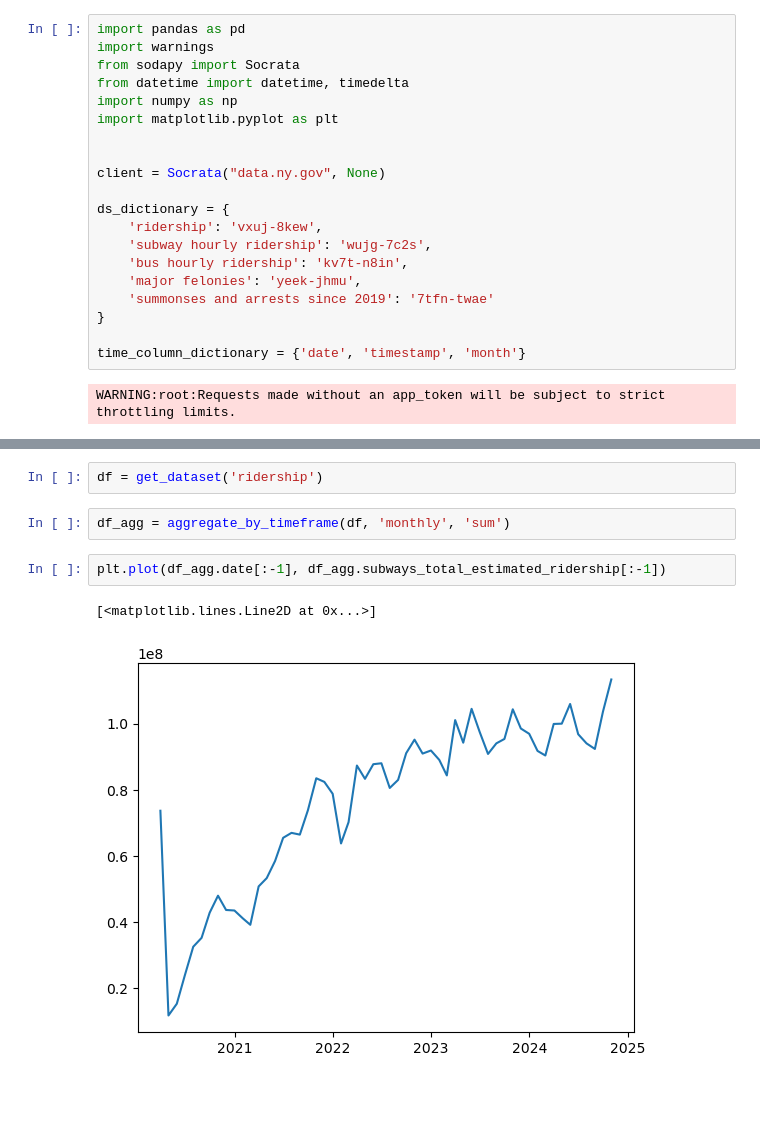
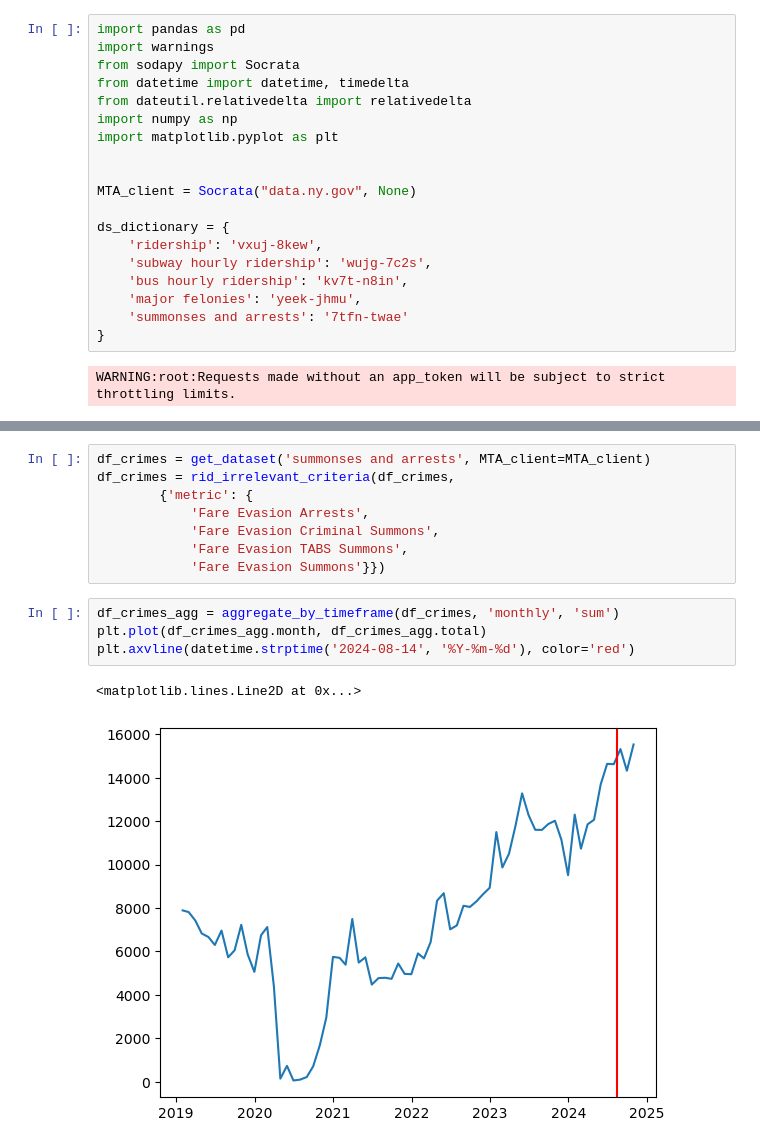
Before and after one commit to Groundpepper/DS-GA-1007-Proj, a Jupyter notebook: 1007.ipynb, the cells around one changed output, grey strips where cells are left out. Cells and saved outputs as stored; diff of their text form; blank space fills up the shorter version.

```diff
--- a/1007.ipynb
+++ b/1007.ipynb
@@ -3,21 +3,20 @@ import pandas as pd
 import warnings
 from sodapy import Socrata
 from datetime import datetime, timedelta
+from dateutil.relativedelta import relativedelta
 import numpy as np
 import matplotlib.pyplot as plt
 
 
-client = Socrata("data.ny.gov", None)
+MTA_client = Socrata("data.ny.gov", None)
 
 ds_dictionary = {
     'ridership': 'vxuj-8kew',
     'subway hourly ridership': 'wujg-7c2s',
     'bus hourly ridership': 'kv7t-n8in',
     'major felonies': 'yeek-jhmu',
-    'summonses and arrests since 2019': '7tfn-twae'
+    'summonses and arrests': '7tfn-twae'
 }
-
-time_column_dictionary = {'date', 'timestamp', 'month'}
 # %% [output]
 WARNING:root:Requests made without an app_token will be subject to strict throttling limits.
 # %%
@@ -75,9 +100,15 @@ def aggregate_by_timeframe(df: pd.DataFrame, timeframe: str, typ: str) -> pd.Dat
 # %%
-df = get_dataset('ridership')
+df_crimes = get_dataset('summonses and arrests', MTA_client=MTA_client)
+df_crimes = rid_irrelevant_criteria(df_crimes,
+        {'metric': {
+            'Fare Evasion Arrests',
+            'Fare Evasion Criminal Summons',
+            'Fare Evasion TABS Summons',
+            'Fare Evasion Summons'}})
-# %%
-df_agg = aggregate_by_timeframe(df, 'monthly', 'sum')
-# %%
-plt.plot(df_agg.date[:-1], df_agg.subways_total_estimated_ridership[:-1])
-# %% [output]
-[<matplotlib.lines.Line2D at 0x...>]
-[figure, removed]
+# %%
+df_crimes_agg = aggregate_by_timeframe(df_crimes, 'monthly', 'sum')
+plt.plot(df_crimes_agg.month, df_crimes_agg.total)
+plt.axvline(datetime.strptime('2024-08-14', '%Y-%m-%d'), color='red')
+# %% [output]
+<matplotlib.lines.Line2D at 0x...>
+[figure, added]
```
Also changed, not shown: parts of 5 cells of this notebook, 1 other file.
